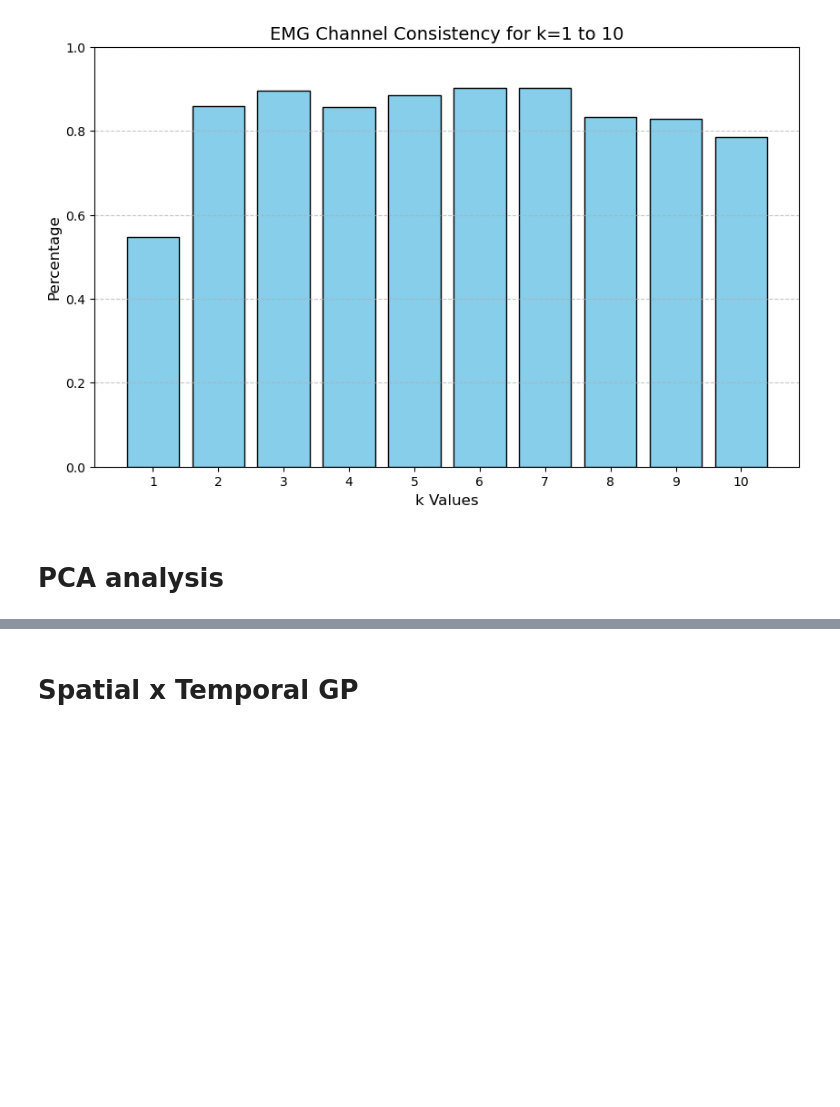
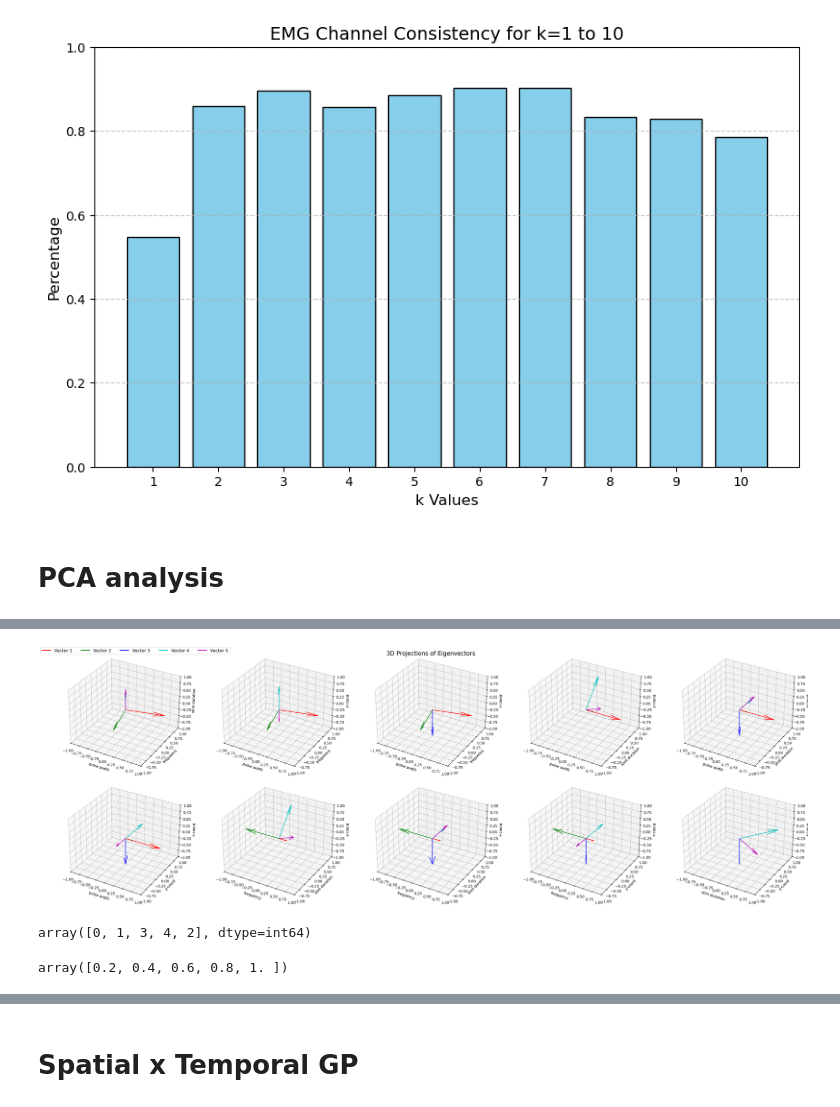
Before and after one commit to mauri9rivera/work, a Jupyter notebook: src/dev/neurostim.ipynb, the cells around one changed output, grey strips where cells are left out. Saved outputs shown, nothing was run; the diff lists cells and outputs as text; code cells hidden in the pictures; blank space fills up the shorter version.

```diff
--- a/src/dev/neurostim.ipynb
+++ b/src/dev/neurostim.ipynb
@@ -514,7 +609,7 @@ frequency_flat = frequency.ravel()
 stim_duration_flat = stim_duration.ravel()
 y_coord_flat = y_coord.ravel()
 x_coord_flat = x_coord.ravel()
-norm_data_flat = norm_data.ravel()
+data_flat = data.ravel()
 # %%
 # Create a DataFrame
 df = pd.DataFrame({
@@ -523,11 +618,13 @@ df = pd.DataFrame({
     "stim_duration": stim_duration_flat,
     "y_coord": y_coord_flat,
     "x_coord": x_coord_flat,
-    "value": norm_data_flat,
+    "value": data_flat,
 })
 
 # Use the 'value' column as the data for covariance
-Z = df[["pulsewidth", "frequency", "stim_duration", "y_coord", "x_coord"]]
+X = df[["pulsewidth", "frequency", "stim_duration", "y_coord", "x_coord"]]
+
+Z = (X - X.mean()) / X.std()
 
 # Compute the covariance
 c = Z.cov()
@@ -539,0 +656,43 @@ NameError: name 'c' is not defined
+# %%
+# All unique combinations of 3 dimensions out of 5
+combinations = list(itertools.combinations(range(5), 3))
+
+# Set up a grid for subplots
+fig = plt.figure(figsize=(30, 10))
+grid_rows, grid_cols = 2, 5  # 5 rows and 2 columns
+
+# Color map for eigenvectors
+colors = ['r', 'g', 'b', 'c', 'm']
+eigenvector_labels = [f'Vector {i + 1}' for i in range(len(colors))]
+
+#Dimension labels
+dim_labels = ['pulse width', 'frequency', 'stim duration', 'y-coord', 'x-coord']
+
+
+# Loop through all combinations and plot
+for idx, (i, j, k) in enumerate(combinations):
+    ax = fig.add_subplot(grid_rows, grid_cols, idx + 1, projection='3d')
+
+
+    for vec_idx, vec in enumerate(eigenvectors):
+        ax.quiver(0, 0, 0, vec[i], vec[j], vec[k], color=colors[vec_idx], label=f'Eigenvector {vec_idx + 1}' if idx == 0 else "")
+
+    ax.set_xlabel(dim_labels[i])
+    ax.set_ylabel(dim_labels[j])
+    ax.set_zlabel(dim_labels[k])
+    #ax.set_title(f'Dimensions: {dim_labels[i]}, {dim_labels[j]}, {dim_labels[k]}')
+    ax.set_xlim(-1, 1)
+    ax.set_ylim(-1, 1)
+    ax.set_zlim(-1, 1)
+# Add a single legend outside the grid for the eigenvector colors
+legend_patches = [plt.Line2D([0], [0], color=color, lw=2) for color in colors]
+fig.legend(
+    legend_patches, eigenvector_labels, loc='upper left', ncol=5, fontsize=12
+)
+
+# Adjust layout
+plt.tight_layout(rect=[0, 0, 1, 1])
+plt.suptitle('3D Projections of Eigenvectors', fontsize=16)
+plt.show()
+# %% [output]
+[figure, added]
@@ -539,0 +707,9 @@ NameError: name 'c' is not defined
+# %%
+idx
+# %% [output]
+array([0, 1, 3, 4, 2], dtype=int64)
+# %%
+explained_var = np.cumsum(eigenvalues) / np.sum(eigenvalues)
+explained_var
+# %% [output]
+array([0.2, 0.4, 0.6, 0.8, 1. ])
```
Also changed, not shown: parts of 25 cells of this notebook, 1 other file.
